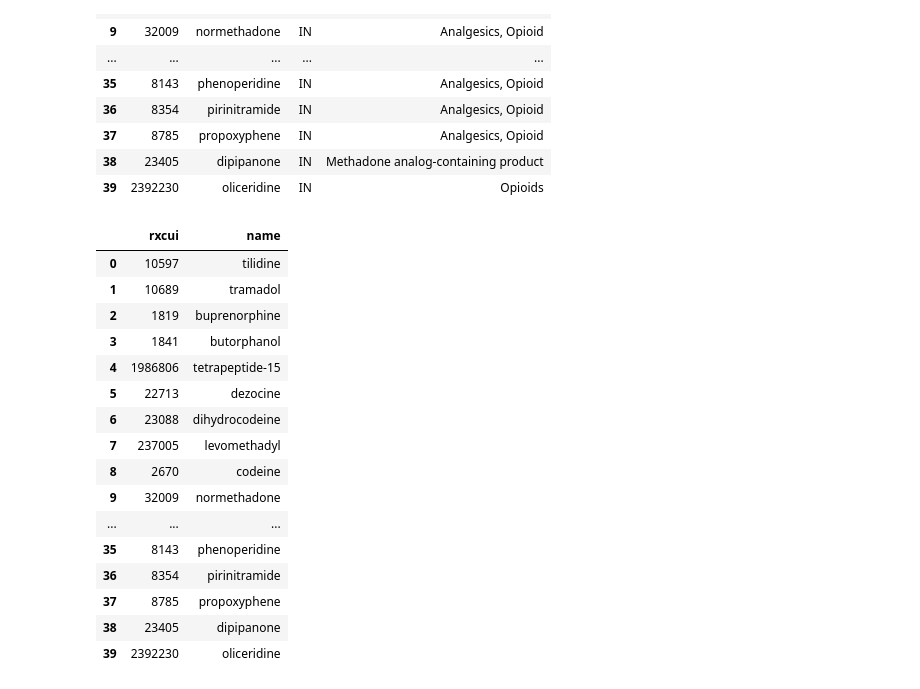
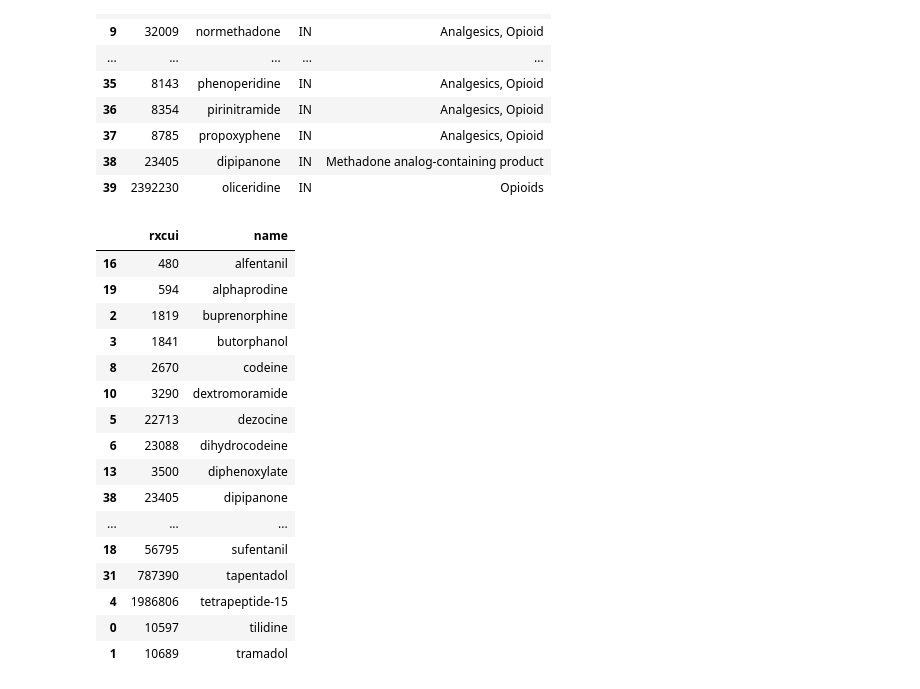
Before and after one commit to danielhmendoza01/Automatic_Code_Sets, a Jupyter notebook: RxNorm/Opioid/Ingredient_get.ipynb, the cells around one changed output. Drawn from its saved outputs; the diff is of its cells as text; code cells hidden in the pictures.

```diff
--- a/RxNorm/Opioid/Ingredient_get.ipynb
+++ b/RxNorm/Opioid/Ingredient_get.ipynb
@@ -150,23 +150,23 @@ df_opioid
 # %%
 df_opioid.drop(columns=["tty","classid"], inplace=True)
 # %%
-df_opioid
+df_opioid.sort_values("name")
 # %% [output]
 |  | rxcui | name |
+| 16 | 480 | alfentanil |
+| 19 | 594 | alphaprodine |
+| 2 | 1819 | buprenorphine |
+| 3 | 1841 | butorphanol |
+| 8 | 2670 | codeine |
+| 10 | 3290 | dextromoramide |
+| 5 | 22713 | dezocine |
+| 6 | 23088 | dihydrocodeine |
+| 13 | 3500 | diphenoxylate |
+| 38 | 23405 | dipipanone |
+| ... | ... | ... |
+| 18 | 56795 | sufentanil |
+| 31 | 787390 | tapentadol |
+| 4 | 1986806 | tetrapeptide-15 |
 | 0 | 10597 | tilidine |
 | 1 | 10689 | tramadol |
-| 2 | 1819 | buprenorphine |
-| 3 | 1841 | butorphanol |
-| 4 | 1986806 | tetrapeptide-15 |
-| 5 | 22713 | dezocine |
-| 6 | 23088 | dihydrocodeine |
-| 7 | 237005 | levomethadyl |
-| 8 | 2670 | codeine |
-| 9 | 32009 | normethadone |
-| ... | ... | ... |
-| 35 | 8143 | phenoperidine |
-| 36 | 8354 | pirinitramide |
-| 37 | 8785 | propoxyphene |
-| 38 | 23405 | dipipanone |
-| 39 | 2392230 | oliceridine |
 # %%
```
Also changed, not shown: parts of 7 cells of this notebook, 10 other files.
